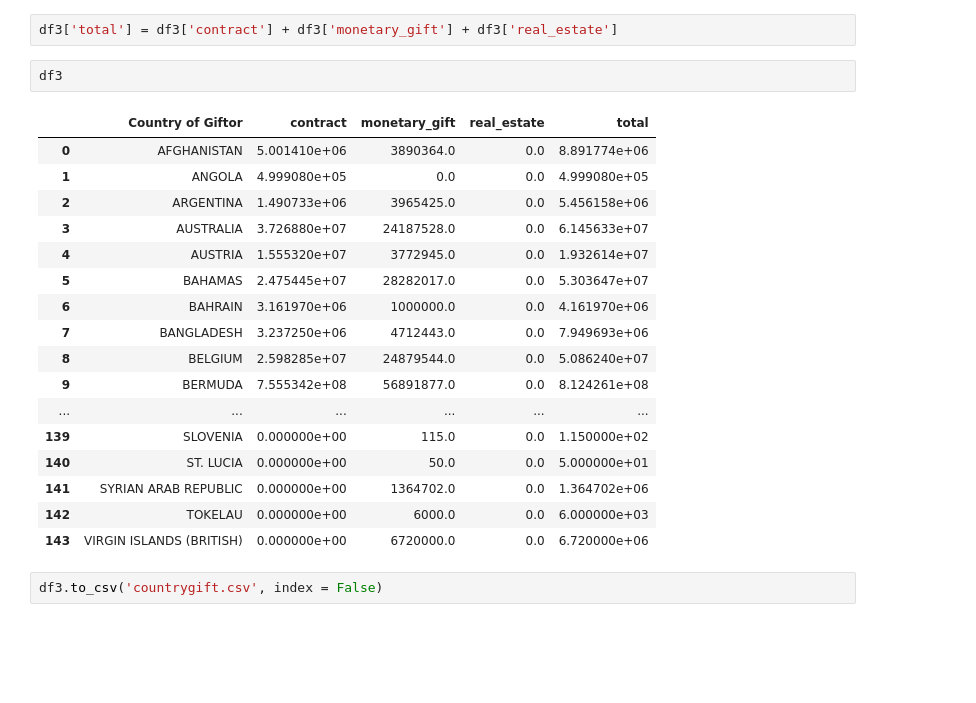
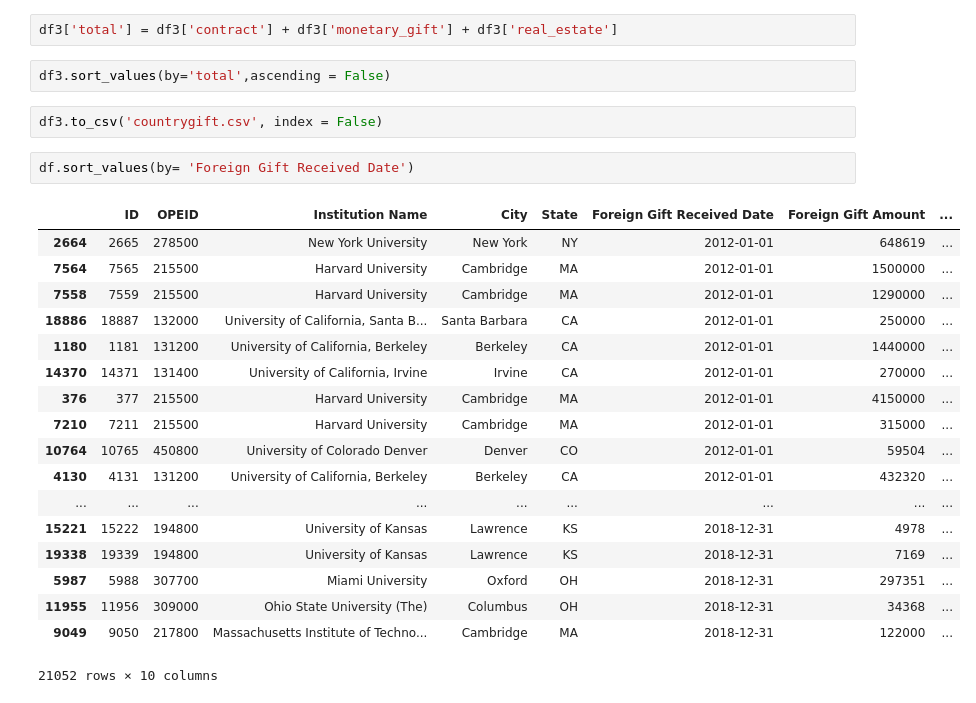
Before and after one commit to Humera97/Data-Studio, a Jupyter notebook: us_college_foreign_gifts/Cleaning and Exploring Data.ipynb, the cells around one changed output. Cells and saved outputs as stored; diff of their text form; blank space fills up the shorter version.

```diff
--- a/us_college_foreign_gifts/Cleaning and Exploring Data.ipynb
+++ b/us_college_foreign_gifts/Cleaning and Exploring Data.ipynb
@@ -298,25 +513,28 @@ df3.rename(columns={'Foreign Gift Amount_x':'contract',
                   'Foreign Gift Amount': 'real_estate' }, inplace=True)
 # %%
 df3['total'] = df3['contract'] + df3['monetary_gift'] + df3['real_estate']
-# %%
-df3
-# %% [output]
-|  | Country of Giftor | contract | monetary_gift | real_estate | total |
-| 0 | AFGHANISTAN | 5.001410e+06 | 3890364.0 | 0.0 | 8.891774e+06 |
-| 1 | ANGOLA | 4.999080e+05 | 0.0 | 0.0 | 4.999080e+05 |
-| 2 | ARGENTINA | 1.490733e+06 | 3965425.0 | 0.0 | 5.456158e+06 |
-| 3 | AUSTRALIA | 3.726880e+07 | 24187528.0 | 0.0 | 6.145633e+07 |
-| 4 | AUSTRIA | 1.555320e+07 | 3772945.0 | 0.0 | 1.932614e+07 |
-| 5 | BAHAMAS | 2.475445e+07 | 28282017.0 | 0.0 | 5.303647e+07 |
-| 6 | BAHRAIN | 3.161970e+06 | 1000000.0 | 0.0 | 4.161970e+06 |
-| 7 | BANGLADESH | 3.237250e+06 | 4712443.0 | 0.0 | 7.949693e+06 |
-| 8 | BELGIUM | 2.598285e+07 | 24879544.0 | 0.0 | 5.086240e+07 |
-| 9 | BERMUDA | 7.555342e+08 | 56891877.0 | 0.0 | 8.124261e+08 |
-| ... | ... | ... | ... | ... | ... |
-| 139 | SLOVENIA | 0.000000e+00 | 115.0 | 0.0 | 1.150000e+02 |
-| 140 | ST. LUCIA | 0.000000e+00 | 50.0 | 0.0 | 5.000000e+01 |
-| 141 | SYRIAN ARAB REPUBLIC | 0.000000e+00 | 1364702.0 | 0.0 | 1.364702e+06 |
-| 142 | TOKELAU | 0.000000e+00 | 6000.0 | 0.0 | 6.000000e+03 |
-| 143 | VIRGIN ISLANDS (BRITISH) | 0.000000e+00 | 6720000.0 | 0.0 | 6.720000e+06 |
+# %%
+df3.sort_values(by='total',ascending = False)
 # %%
 df3.to_csv('countrygift.csv', index = False)
+# %%
+df.sort_values(by= 'Foreign Gift Received Date')
+# %% [output]
+|  | ID | OPEID | Institution Name | City | State | Foreign Gift Received Date | Foreign Gift Amount | ... |
+| 2664 | 2665 | 278500 | New York University | New York | NY | 2012-01-01 | 648619 | ... |
+| 7564 | 7565 | 215500 | Harvard University | Cambridge | MA | 2012-01-01 | 1500000 | ... |
+| 7558 | 7559 | 215500 | Harvard University | Cambridge | MA | 2012-01-01 | 1290000 | ... |
+| 18886 | 18887 | 132000 | University of California, Santa B... | Santa Barbara | CA | 2012-01-01 | 250000 | ... |
+| 1180 | 1181 | 131200 | University of California, Berkeley | Berkeley | CA | 2012-01-01 | 1440000 | ... |
+| 14370 | 14371 | 131400 | University of California, Irvine | Irvine | CA | 2012-01-01 | 270000 | ... |
+| 376 | 377 | 215500 | Harvard University | Cambridge | MA | 2012-01-01 | 4150000 | ... |
+| 7210 | 7211 | 215500 | Harvard University | Cambridge | MA | 2012-01-01 | 315000 | ... |
+| 10764 | 10765 | 450800 | University of Colorado Denver | Denver | CO | 2012-01-01 | 59504 | ... |
+| 4130 | 4131 | 131200 | University of California, Berkeley | Berkeley | CA | 2012-01-01 | 432320 | ... |
+| ... | ... | ... | ... | ... | ... | ... | ... | ... |
+| 15221 | 15222 | 194800 | University of Kansas | Lawrence | KS | 2018-12-31 | 4978 | ... |
+| 19338 | 19339 | 194800 | University of Kansas | Lawrence | KS | 2018-12-31 | 7169 | ... |
+| 5987 | 5988 | 307700 | Miami University | Oxford | OH | 2018-12-31 | 297351 | ... |
+| 11955 | 11956 | 309000 | Ohio State University (The) | Columbus | OH | 2018-12-31 | 34368 | ... |
+| 9049 | 9050 | 217800 | Massachusetts Institute of Techno... | Cambridge | MA | 2018-12-31 | 122000 | ... |
+21052 rows × 10 columns
```
Also changed, not shown: parts of 49 cells of this notebook, 42 other files.
